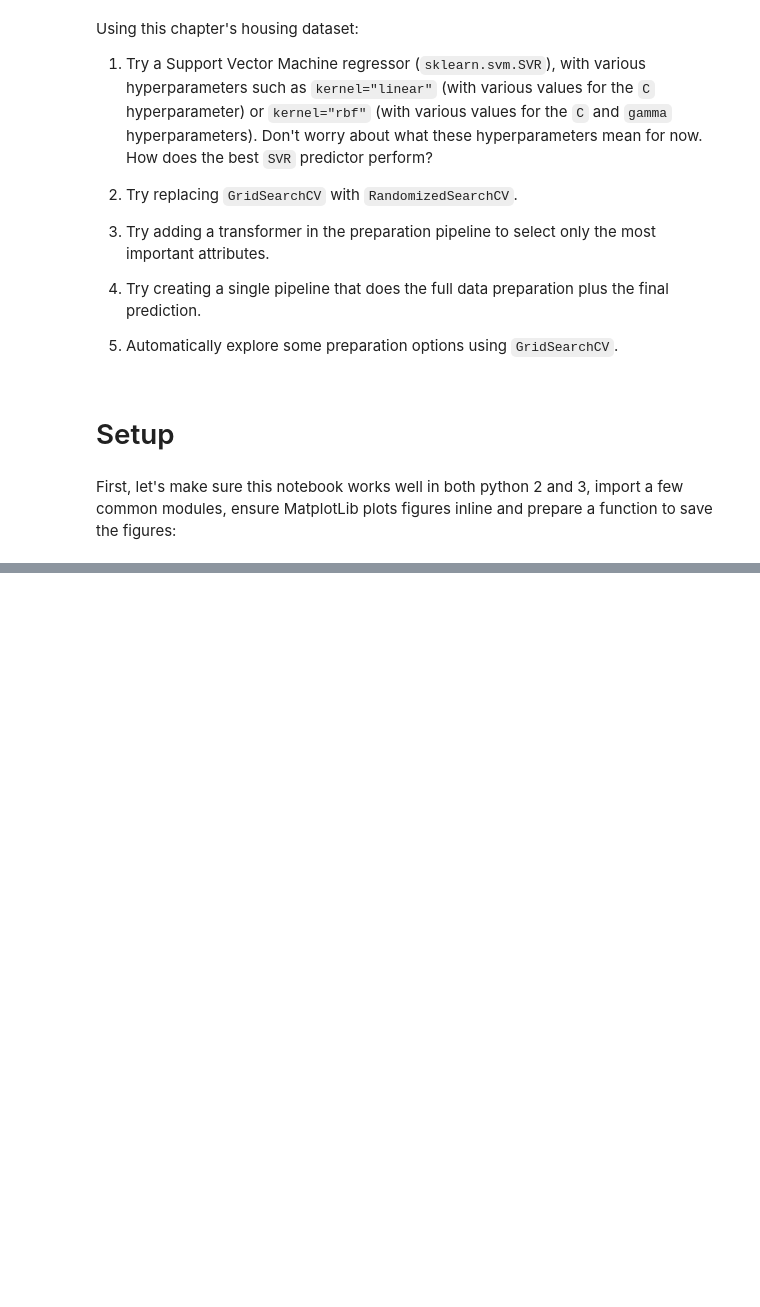
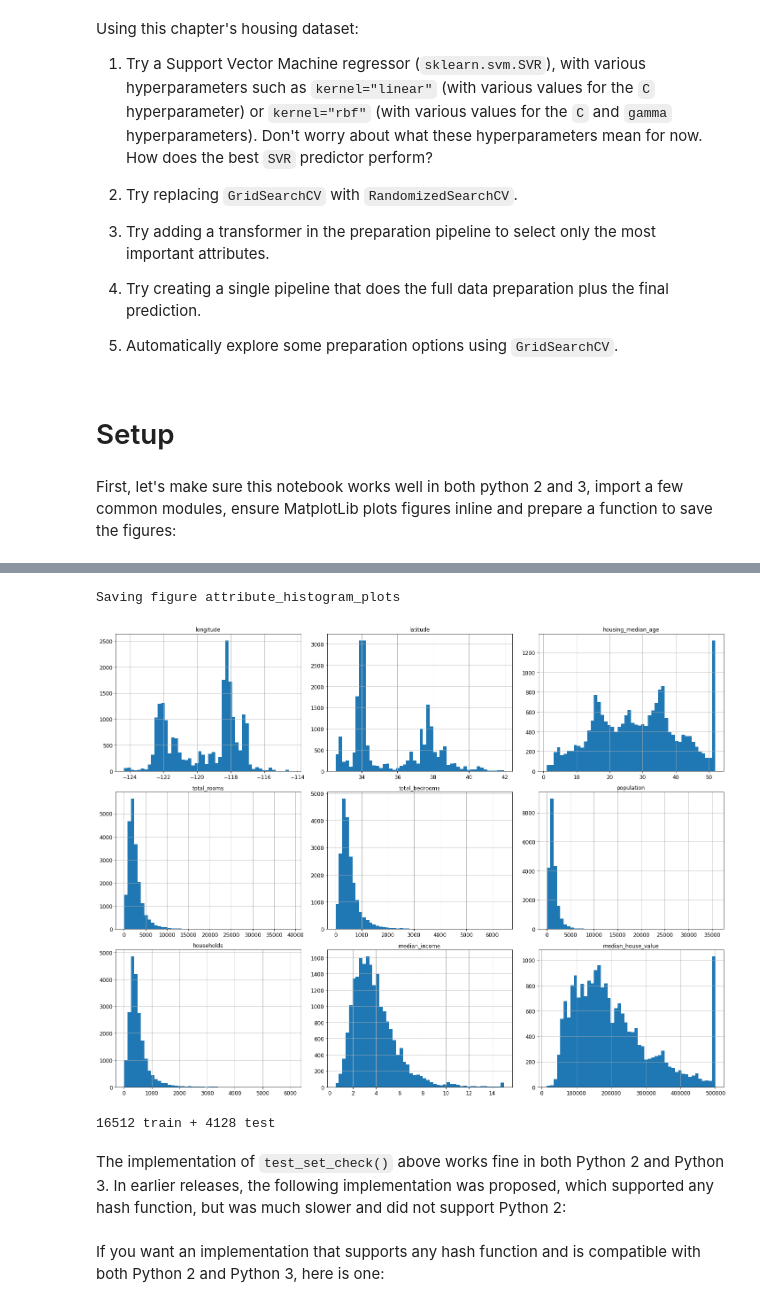
Before and after one commit to ColstonBod-oy/handson-ml-exercises, a Jupyter notebook: Housing.ipynb, the cells around one changed output, grey strips where cells are left out. Cells and saved outputs as stored; diff of their text form; code cells hidden in the pictures; blank space fills up the shorter version.

Commit message:
Added project's "Get the data" cells

```diff
--- a/Housing.ipynb
+++ b/Housing.ipynb
@@ -62,0 +65,16 @@ def save_fig(fig_id, tight_layout=True, fig_extension="png", resolution=300):
+# %%
+import os
+import tarfile
+import urllib.request
+
+DOWNLOAD_ROOT = "https://raw.githubusercontent.com/ColstonBod-oy/handson-ml-exercises/main/"
+HOUSING_PATH = os.path.join("datasets", "housing")
+HOUSING_URL = DOWNLOAD_ROOT + "datasets/housing/housing.tgz"
+
+def fetch_housing_data(housing_url=HOUSING_URL, housing_path=HOUSING_PATH):
+    os.makedirs(housing_path, exist_ok=True)
+    tgz_path = os.path.join(housing_path, "housing.tgz")
+    urllib.request.urlretrieve(housing_url, tgz_path)
+    housing_tgz = tarfile.open(tgz_path)
+    housing_tgz.extractall(path=housing_path)
+    housing_tgz.close()
@@ -62,0 +83,9 @@ def save_fig(fig_id, tight_layout=True, fig_extension="png", resolution=300):
+# %%
+import pandas as pd
+
+def load_housing_data(housing_path=HOUSING_PATH):
+    csv_path = os.path.join(housing_path, "housing.csv")
+    return pd.read_csv(csv_path)
+# %%
+housing = load_housing_data()
+housing.head()
@@ -62,0 +140,9 @@ def save_fig(fig_id, tight_layout=True, fig_extension="png", resolution=300):
+# %%
+%matplotlib inline
+import matplotlib.pyplot as plt
+housing.hist(bins=50, figsize=(20,15))
+save_fig("attribute_histogram_plots")
+plt.show()
+# %% [output]
+Saving figure attribute_histogram_plots
+[figure, added]
@@ -62,0 +162,5 @@ def save_fig(fig_id, tight_layout=True, fig_extension="png", resolution=300):
+# %%
+train_set, test_set = split_train_test(housing, 0.2)
+print(len(train_set), "train +", len(test_set), "test")
+# %% [output]
+16512 train + 4128 test
@@ -62,0 +177,2 @@ def save_fig(fig_id, tight_layout=True, fig_extension="png", resolution=300):
+# %% [markdown]
+The implementation of `test_set_check()` above works fine in both Python 2 and Python 3. In earlier releases, the following implementation was proposed, which supported any hash function, but was much slower and did not support Python 2:
@@ -62,0 +184,2 @@ def save_fig(fig_id, tight_layout=True, fig_extension="png", resolution=300):
+# %% [markdown]
+If you want an implementation that supports any hash function and is compatible with both Python 2 and Python 3, here is one:
```
Also changed, not shown: parts of 27 cells of this notebook.
